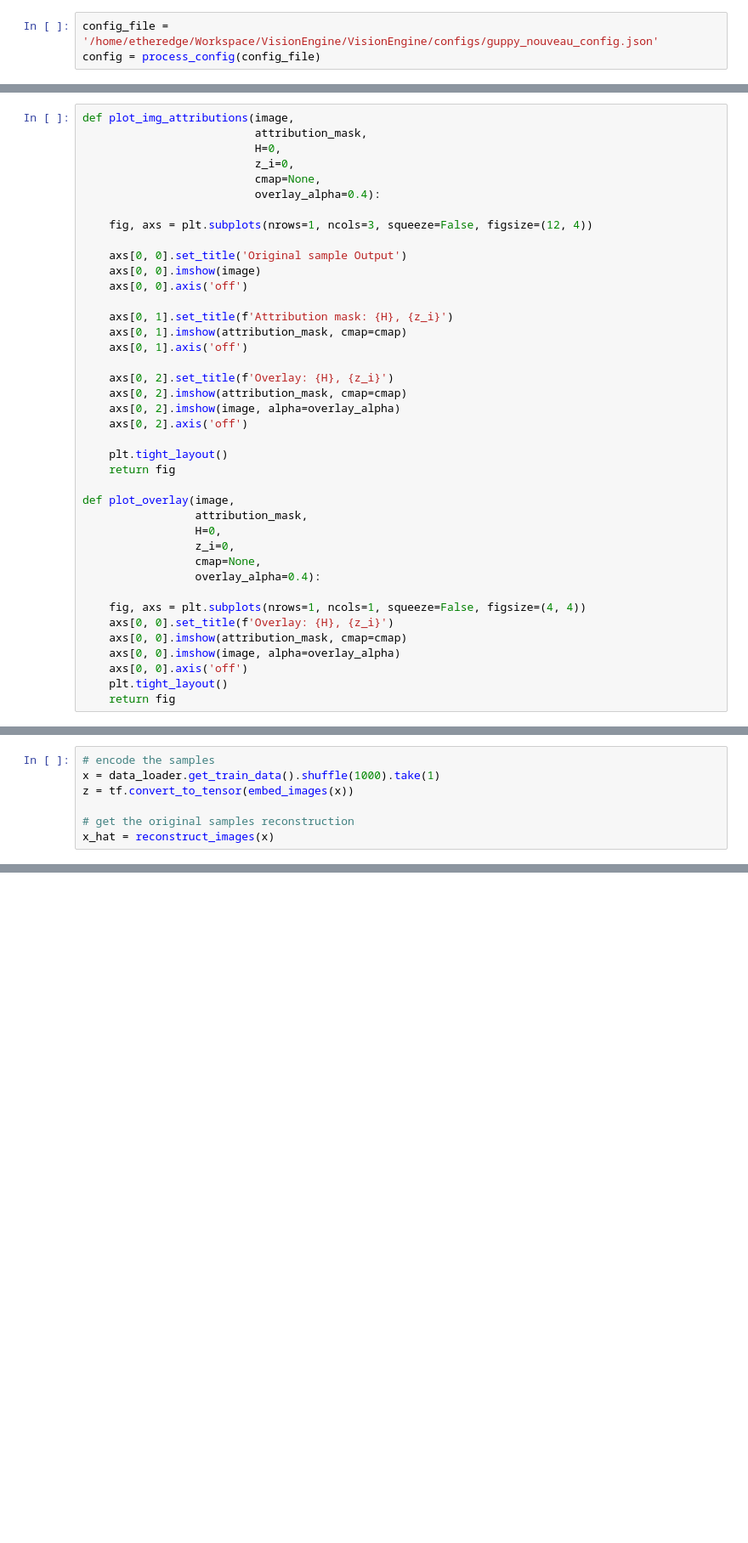
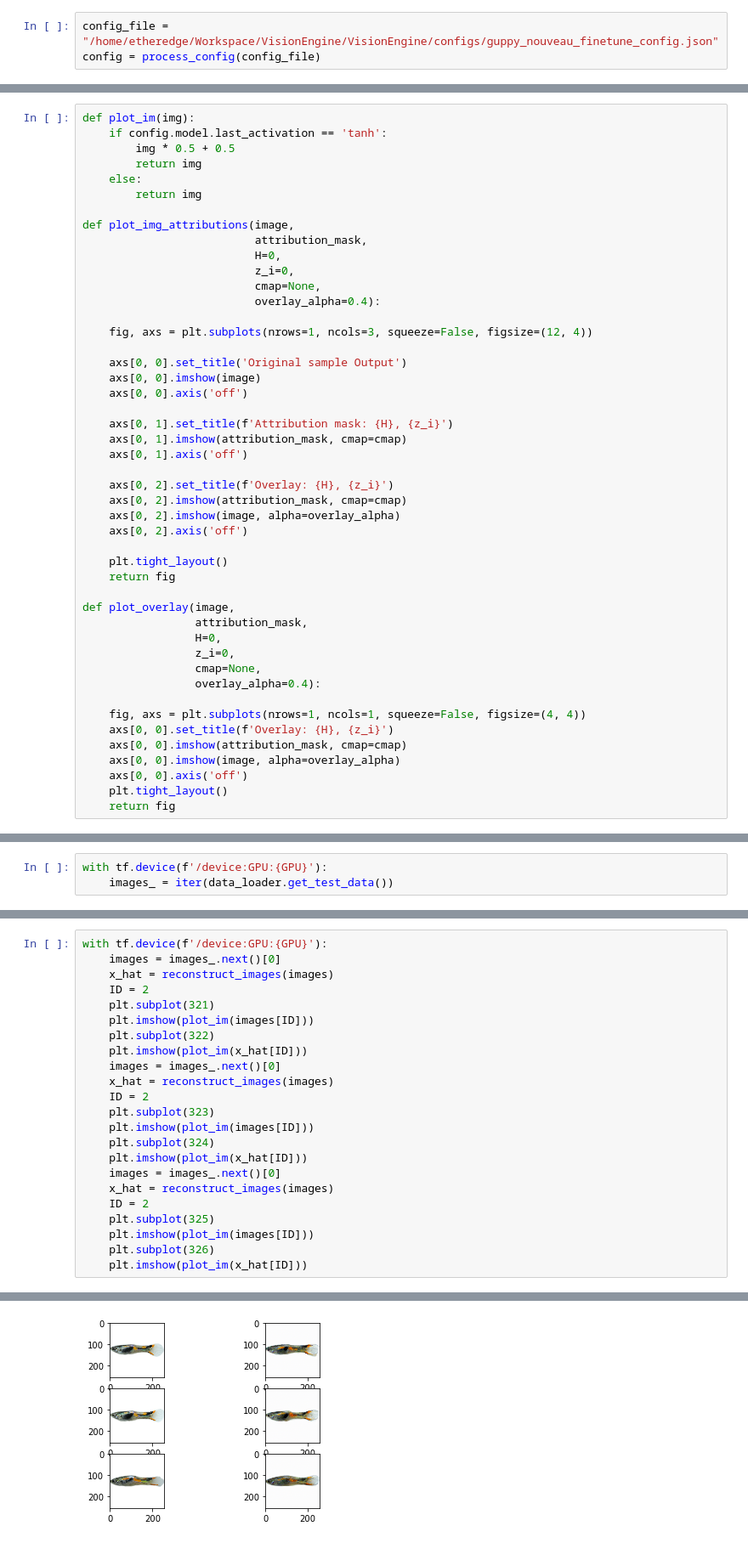
Before and after one commit to ietheredge/VisionEngine, a Jupyter notebook: notebooks/FeatureAttribution.ipynb, the cells around one changed output, grey strips where cells are left out. Shown at 85% size. Saved outputs shown, nothing was run; the diff lists cells and outputs as text; blank space fills up the shorter version.

```diff
--- a/notebooks/FeatureAttribution.ipynb
+++ b/notebooks/FeatureAttribution.ipynb
@@ -18,5 +24,5 @@ checkpoint_path = '/home/etheredge/Workspace/VisionEngine/checkpoints/guppy_nouv
 # %%
-config_file = '/home/etheredge/Workspace/VisionEngine/VisionEngine/configs/guppy_nouveau_config.json'
+config_file = "/home/etheredge/Workspace/VisionEngine/VisionEngine/configs/guppy_nouveau_finetune_config.json"
 config = process_config(config_file)
 # %%
 env_path = Path('../') / '.env'
@@ -39,4 +76,11 @@ data_loader = factory.create(
 # %%
+def plot_im(img):
+    if config.model.last_activation == 'tanh':
+        img * 0.5 + 0.5
+        return img
+    else:
+        return img
+
 def plot_img_attributions(image,
                           attribution_mask,
                           H=0,
@@ -89,10 +133,3 @@ def embed_images(x):
 
 def reconstruct_images(x):
     return model.model.predict(x)
-# %%
-# encode the samples
-x = data_loader.get_train_data().shuffle(1000).take(1)
-z = tf.convert_to_tensor(embed_images(x))
-
-# get the original samples reconstruction
-x_hat = reconstruct_images(x)
@@ -166,0 +218,3 @@ def integrated_gradients(encoding, H=0, z_i=0, m_steps=300, batch_size=10, lim=1
+# %%
+with tf.device(f'/device:GPU:{GPU}'):
+    images_ = iter(data_loader.get_test_data())
@@ -166,0 +229,24 @@ def integrated_gradients(encoding, H=0, z_i=0, m_steps=300, batch_size=10, lim=1
+# %%
+with tf.device(f'/device:GPU:{GPU}'):
+    images = images_.next()[0]
+    x_hat = reconstruct_images(images)
+    ID = 2
+    plt.subplot(321)
+    plt.imshow(plot_im(images[ID]))
+    plt.subplot(322)
+    plt.imshow(plot_im(x_hat[ID]))
+    images = images_.next()[0]
+    x_hat = reconstruct_images(images)
+    ID = 2
+    plt.subplot(323)
+    plt.imshow(plot_im(images[ID]))
+    plt.subplot(324)
+    plt.imshow(plot_im(x_hat[ID]))
+    images = images_.next()[0]
+    x_hat = reconstruct_images(images)
+    ID = 2
+    plt.subplot(325)
+    plt.imshow(plot_im(images[ID]))
+    plt.subplot(326)
+    plt.imshow(plot_im(x_hat[ID]))
+# %% [output]
@@ -166,0 +270 @@ def integrated_gradients(encoding, H=0, z_i=0, m_steps=300, batch_size=10, lim=1
+[figure, added]
```
Also changed, not shown: parts of 26 cells of this notebook, 9 other files.
